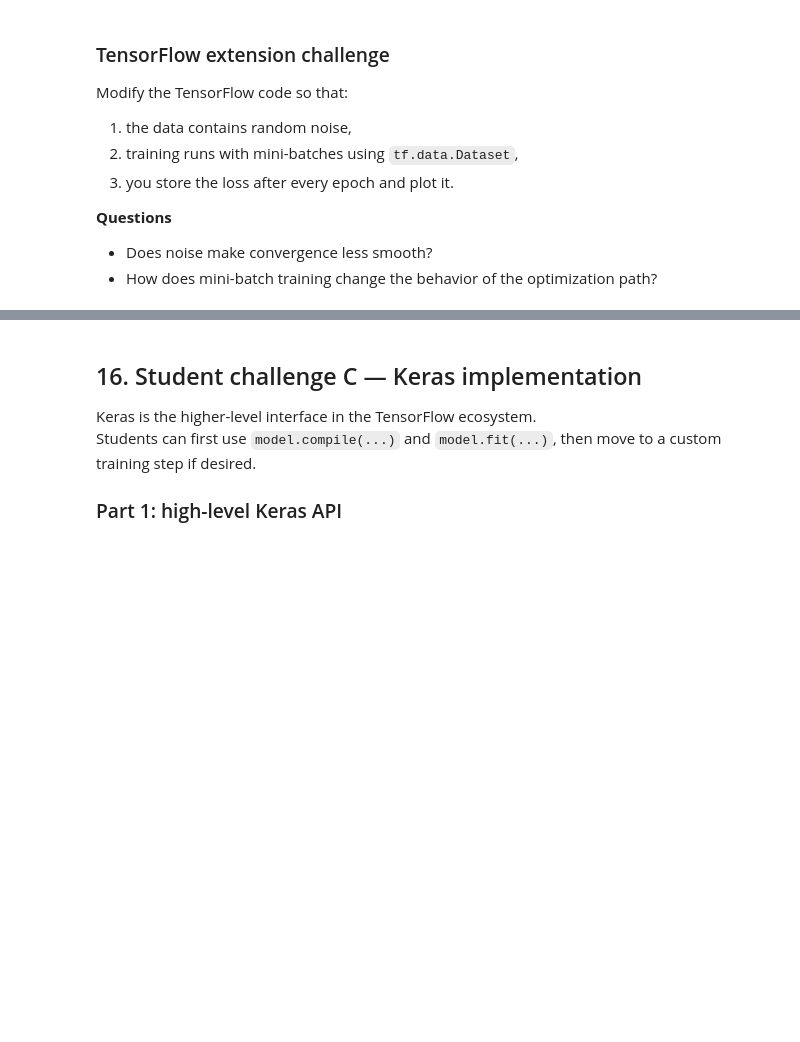
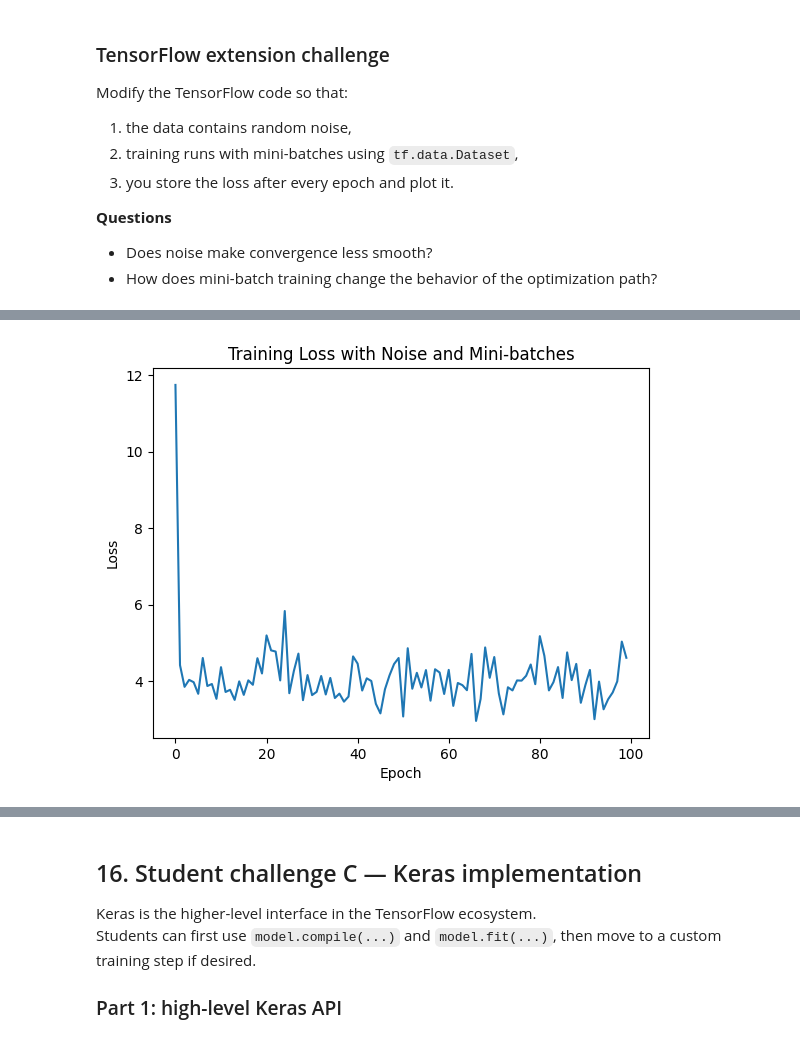
Before and after one commit to caatat741213/GradientDescent_Workshop, a Jupyter notebook: GradientDescent_Workshop.ipynb, the cells around one changed output, grey strips where cells are left out. Cells and saved outputs as stored; diff of their text form; code cells hidden in the pictures; blank space fills up the shorter version.

```diff
--- a/GradientDescent_Workshop.ipynb
+++ b/GradientDescent_Workshop.ipynb
@@ -741,0 +800,41 @@ Modify the TensorFlow code so that:
+# %%
+import tensorflow as tf
+import numpy as np
+import matplotlib.pyplot as plt
+
+# Data with noise
+x = np.linspace(0, 10, 100, dtype=np.float32).reshape(-1, 1) # The model weights are preset to float32.
+y = (2 * x + 1 + np.random.normal(0, 1.5, size=x.shape)).astype(np.float32) # add random noise
+
+# use tf.data.Dataset for mini-batch processing
+batch_size = 1 #<---
+dataset = tf.data.Dataset.from_tensor_slices((x, y)).shuffle(100).batch(batch_size)
+
+# define model and optimizer
+model = tf.keras.Sequential([tf.keras.layers.Dense(1, input_shape=(1,))])
+optimizer = tf.keras.optimizers.SGD(learning_rate=0.01)
+loss_history = []
+
+# 3. train and record loss
+epochs = 100
+for epoch in range(epochs):
+    epoch_loss = 0
+    for x_batch, y_batch in dataset:
+        with tf.GradientTape() as tape:
+            y_pred = model(x_batch)
+            loss = tf.reduce_mean(tf.square(y_pred - y_batch))
+
+        grads = tape.gradient(loss, model.trainable_variables)
+        optimizer.apply_gradients(zip(grads, model.trainable_variables))
+        epoch_loss += loss.numpy()
+
+    loss_history.append(epoch_loss / len(dataset))
+
+# plot the loss curve
+plt.plot(loss_history)
+plt.title('Training Loss with Noise and Mini-batches')
+plt.xlabel('Epoch')
+plt.ylabel('Loss')
+plt.show()
+# %% [output]
+[figure, added]
```
Also changed, not shown: parts of 7 cells of this notebook, 1 other file.
